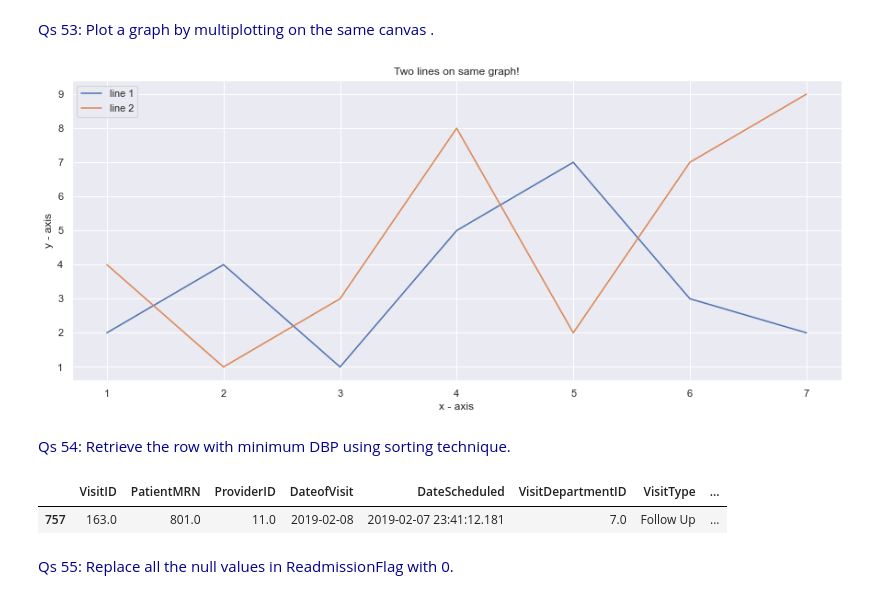
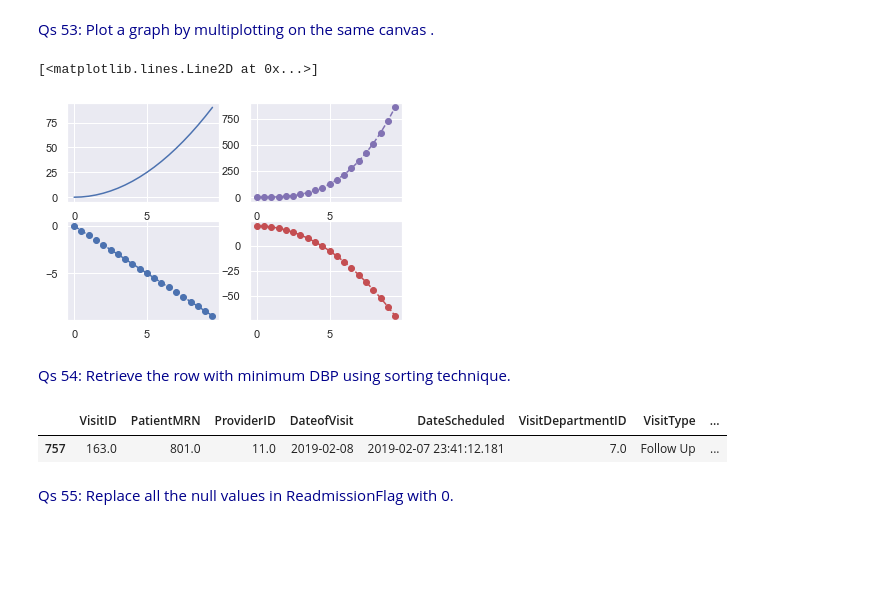
Before and after one commit to ManishaRao06/Python-Hackathon-Winners-Team-Data-Pyrates, a Jupyter notebook: Manisha Q41-60.ipynb, the cells around one changed output. Saved outputs shown, nothing was run; the diff lists cells and outputs as text; code cells hidden in the pictures; blank space fills up the shorter version.

```diff
--- a/Manisha Q41-60.ipynb
+++ b/Manisha Q41-60.ipynb
@@ -162,39 +162,28 @@ df_AmbV.iloc[df_AmbV[df_AmbV['BloodPressureSystolic']==df_AmbV['BloodPressureSys
 | 934 | 482.0 | 866.0 | 14.0 | 2019-05-04 | 2019-04-13 07:54:49.580 | 5.0 | New | ... |
 # %% [markdown]
 <span style="color:#00008B;"> Qs 53: Plot a graph by multiplotting on the same canvas . </span>
-# %%
-plt.figure(figsize=(15,6))
-sns.set(style="darkgrid")
-
-x1 = [1,2,3,4,5,6,7]
-y1 = [2,4,1,5,7,3,2]
-# plotting the line 1 points
-plt.plot(x1, y1, label = "line 1")
-# line 2 points
-x2 = [1,2,3,4,5,6,7]
-y2 = [4,1,3,8,2,7,9]
-# plotting the line 2 points
-plt.plot(x2, y2, label = "line 2")
-# naming the x axis
-plt.xlabel('x - axis')
-# naming the y axis
-plt.ylabel('y - axis')
-# giving a title to my graph
-plt.title('Two lines on same graph!')
-# show a legend on the plot
-plt.legend()
-# function to show the plot
-plt.show()
-# %% [output]
-[figure, removed]
+# %%
+x =np.arange(0,10,0.5)
+y1 = x*x
+y2= x*x*x
+y3= -1*x
+y4= -x*x +20
+fig, axes = plt.subplots(2, 2)
+axes[0, 0].plot(x, y1, '-')
+axes[0, 1].plot(x, y2, 'm--o')
+axes[1, 0].plot(x, y3, 'b--o')
+axes[1, 1].plot(x, y4, 'r--o')
+# %% [output]
+[<matplotlib.lines.Line2D at 0x...>]
+[figure, added]
 # %% [markdown]
 <span style="color:#00008B;"> Qs 54: Retrieve the row with minimum DBP using sorting technique. </span>
-# %%
-df_AmbV.sort_values("BloodPressureDiastolic", ascending=True).head(1)
-#df_AmbV.nsmallest(1, "BloodPressureDiastolic")
-# %% [output]
-|  | VisitID | PatientMRN | ProviderID | DateofVisit | DateScheduled | VisitDepartmentID | VisitType | ... |
-| 757 | 163.0 | 801.0 | 11.0 | 2019-02-08 | 2019-02-07 23:41:12.181 | 7.0 | Follow Up | ... |
+# %%
+df_AmbV.sort_values("BloodPressureDiastolic", ascending=True).head(1)
+#df_AmbV.nsmallest(1, "BloodPressureDiastolic") (#smallest value function)
+# %% [output]
+|  | VisitID | PatientMRN | ProviderID | DateofVisit | DateScheduled | VisitDepartmentID | VisitType | ... |
+| 757 | 163.0 | 801.0 | 11.0 | 2019-02-08 | 2019-02-07 23:41:12.181 | 7.0 | Follow Up | ... |
 # %% [markdown]
 <span style="color:#00008B;">Qs 55: Replace all the null values in ReadmissionFlag with 0. </span>
 # %%
```
Also changed, not shown: parts of 13 cells of this notebook.
